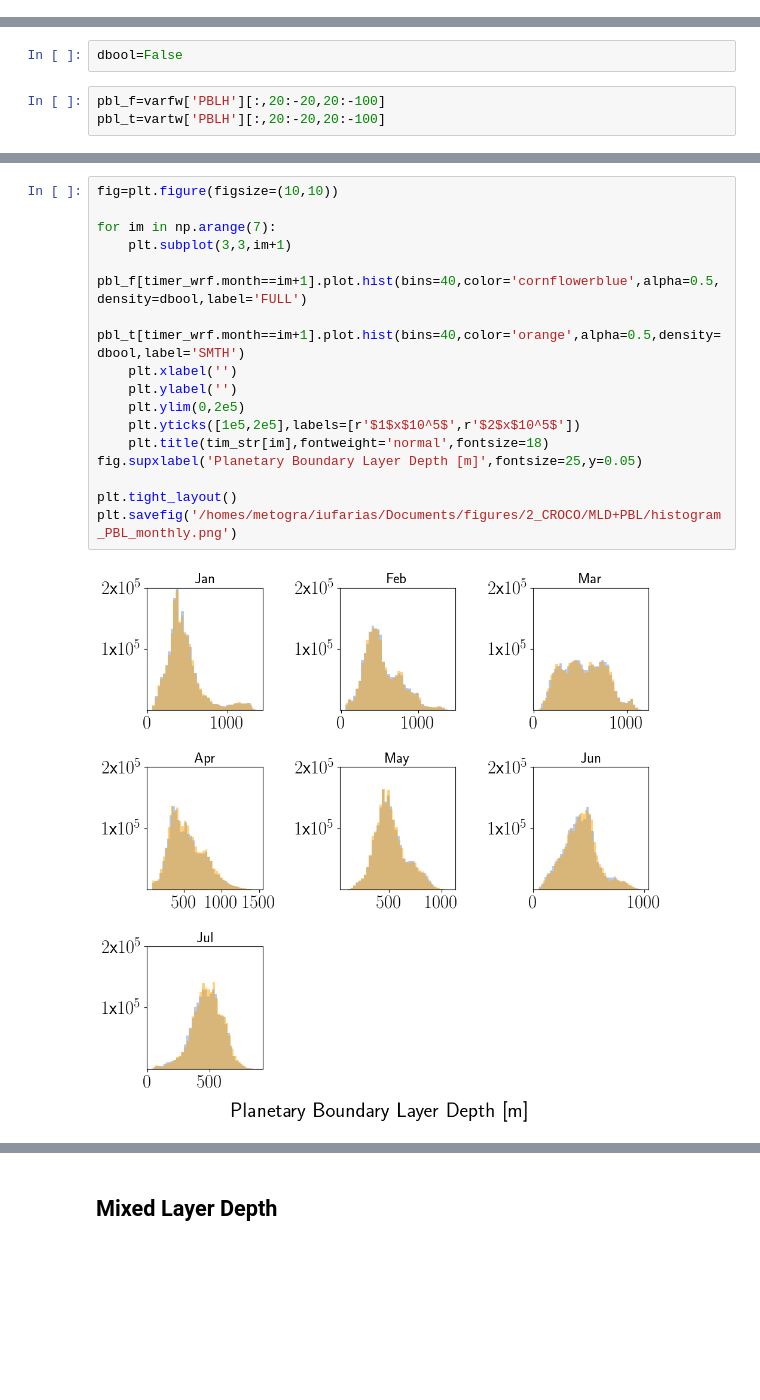
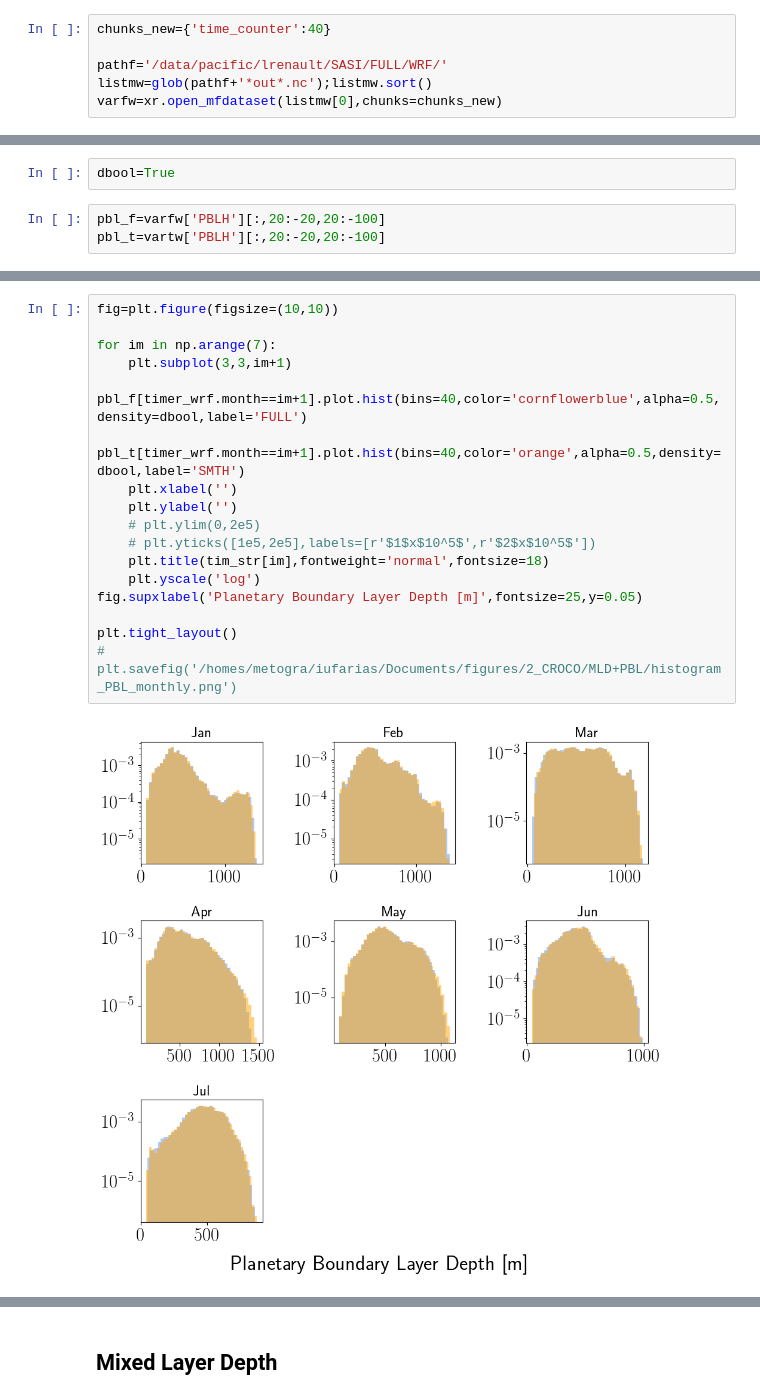
Before and after one commit to igoruchoa/FeedbackSubmeso, a Jupyter notebook: 2_CROCO/MLD+PBL.ipynb, the cells around one changed output, grey strips where cells are left out. Saved outputs shown, nothing was run; the diff lists cells and outputs as text; blank space fills up the shorter version.

```diff
--- a/2_CROCO/MLD+PBL.ipynb
+++ b/2_CROCO/MLD+PBL.ipynb
@@ -44,6 +44,12 @@ def calc_MLD(dens_int,fillna=2e20,thresh=0.125,coo='z_rho'):
     return mld_f
 # %% [markdown]
 # Reading WRF files
+# %%
+chunks_new={'time_counter':40}
+
+pathf='/data/pacific/lrenault/SASI/FULL/WRF/'
+listmw=glob(pathf+'*out*.nc');listmw.sort()
+varfw=xr.open_mfdataset(listmw[0],chunks=chunks_new)
 # %%
 chunks_new={'time_counter':40}
 
@@ -82,7 +88,7 @@ gc.collect()
 # %% [markdown]
 # Planetary Boundary Layer
 # %%
-dbool=False
+dbool=True
 # %%
 pbl_f=varfw['PBLH'][:,20:-20,20:-100]
 pbl_t=vartw['PBLH'][:,20:-20,20:-100]
@@ -103,18 +134,19 @@ plt.savefig('/homes/metogra/iufarias/Documents/figures/2_CROCO/MLD+PBL/histogram
 # %%
 fig=plt.figure(figsize=(10,10))
 
 for im in np.arange(7):
     plt.subplot(3,3,im+1)
     pbl_f[timer_wrf.month==im+1].plot.hist(bins=40,color='cornflowerblue',alpha=0.5,density=dbool,label='FULL')
     pbl_t[timer_wrf.month==im+1].plot.hist(bins=40,color='orange',alpha=0.5,density=dbool,label='SMTH')
     plt.xlabel('')
     plt.ylabel('')
-    plt.ylim(0,2e5)
-    plt.yticks([1e5,2e5],labels=[r'$1$x$10^5$',r'$2$x$10^5$'])
+    # plt.ylim(0,2e5)
+    # plt.yticks([1e5,2e5],labels=[r'$1$x$10^5$',r'$2$x$10^5$'])
     plt.title(tim_str[im],fontweight='normal',fontsize=18)
+    plt.yscale('log')
 fig.supxlabel('Planetary Boundary Layer Depth [m]',fontsize=25,y=0.05)
 
 plt.tight_layout()
-plt.savefig('/homes/metogra/iufarias/Documents/figures/2_CROCO/MLD+PBL/histogram_PBL_monthly.png')
+# plt.savefig('/homes/metogra/iufarias/Documents/figures/2_CROCO/MLD+PBL/histogram_PBL_monthly.png')
 # %% [output]
-[figure, old version]
+[figure, new version]
```
Also changed, not shown: parts of 39 cells of this notebook, 1 other file.
